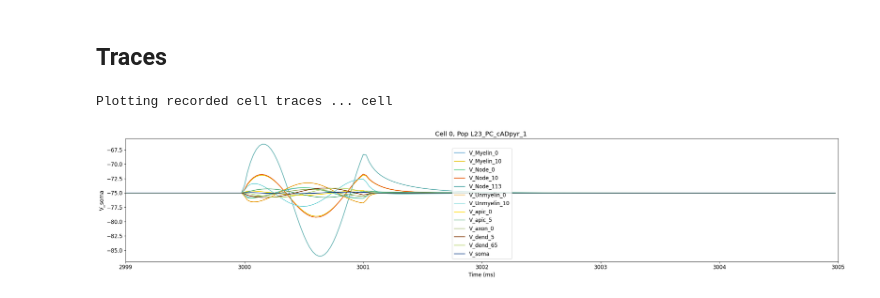
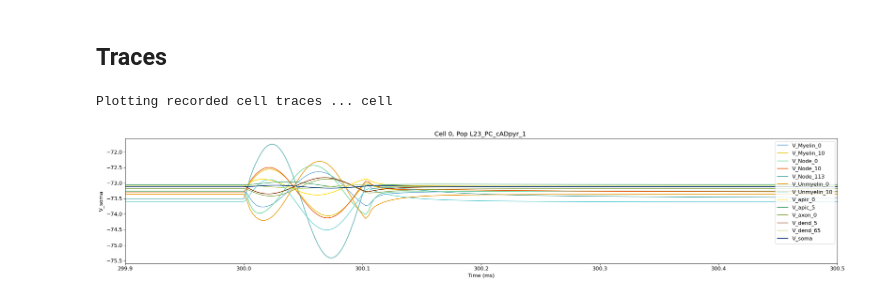
Before and after one commit to FernandoSBorges/Extracellular_stimulation_NetPyNE, a Jupyter notebook: sim/run_one_cellType.ipynb, the cells around one changed output. Drawn from its saved outputs; the diff is of its cells as text; code cells hidden in the pictures.

```diff
--- a/sim/run_one_cellType.ipynb
+++ b/sim/run_one_cellType.ipynb
@@ -229,8 +230,8 @@ FileNotFoundError: [Errno 2] No such file or directory: '../data/singleCelltest/
 # %% [markdown]
 ## Traces
 # %%
-sim.analysis.plotTraces(timeRange=[2999,3005],figSize=(24,5), overlay=True);
+sim.analysis.plotTraces(timeRange=[299.9,300.5],figSize=(24,5), overlay=True);
 # %% [output]
 Plotting recorded cell traces ... cell
-[figure, old version]
+[figure, new version]
 # %%
```
Also changed, not shown: parts of 7 cells of this notebook, 2 other files.
